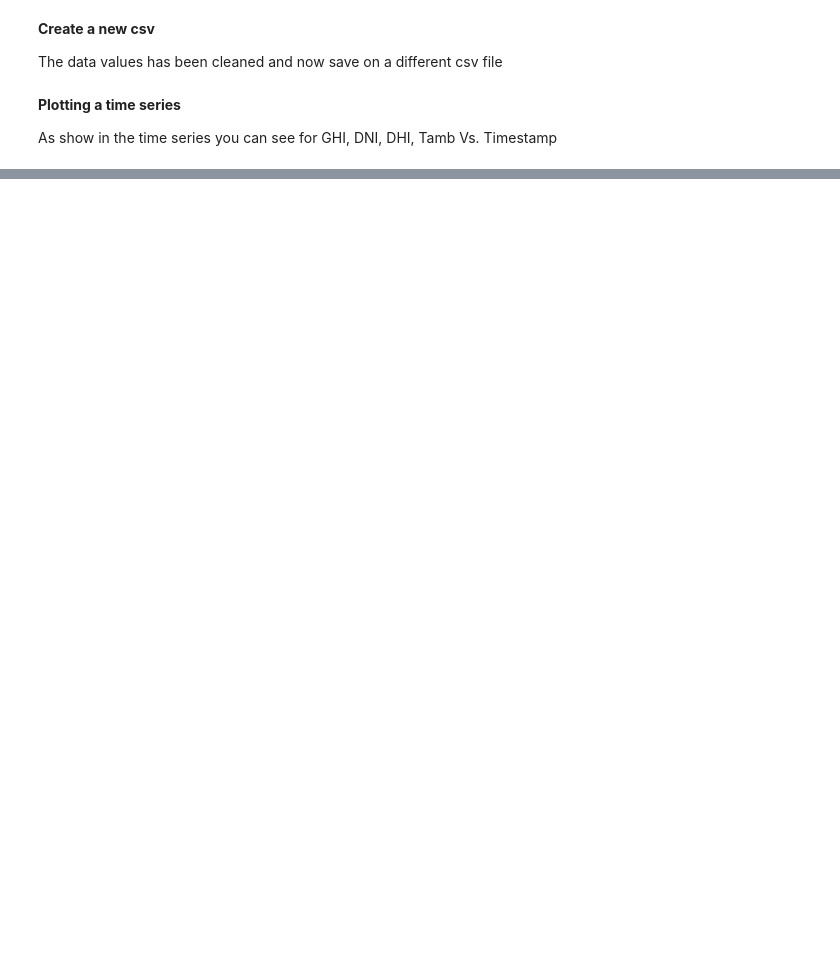
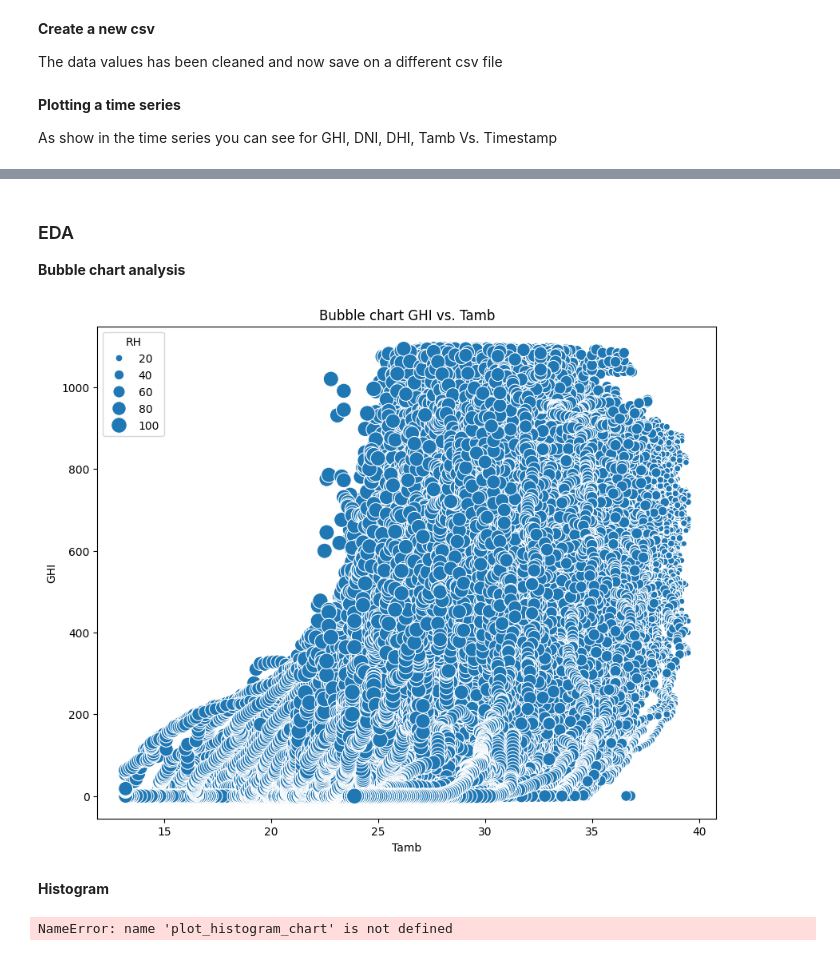
Before and after one commit to mikek1337/solar-challenge-week0, a Jupyter notebook: notebooks/sierraleone_eda.ipynb, the cells around one changed output, grey strips where cells are left out. Cells and saved outputs as stored; diff of their text form; code cells hidden in the pictures; blank space fills up the shorter version.

```diff
--- a/notebooks/sierraleone_eda.ipynb
+++ b/notebooks/sierraleone_eda.ipynb
@@ -167,0 +196,13 @@ NameError: name 'plot_time_series' is not defined
+# %% [markdown]
+### EDA
+**Bubble chart analysis**
+# %%
+plot_bubble_chart(cleaned_data)
+# %% [output]
+[figure, added]
+# %% [markdown]
+**Histogram**
+# %%
+plot_histogram_chart(cleaned_data)
+# %% [output]
+NameError: name 'plot_histogram_chart' is not defined
```
Also changed, not shown: parts of 16 cells of this notebook, 5 other files.
